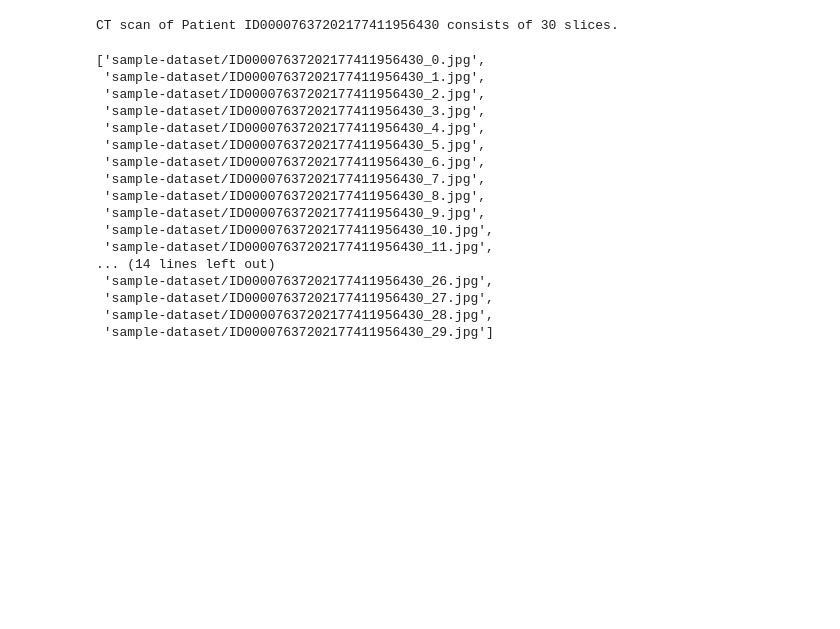
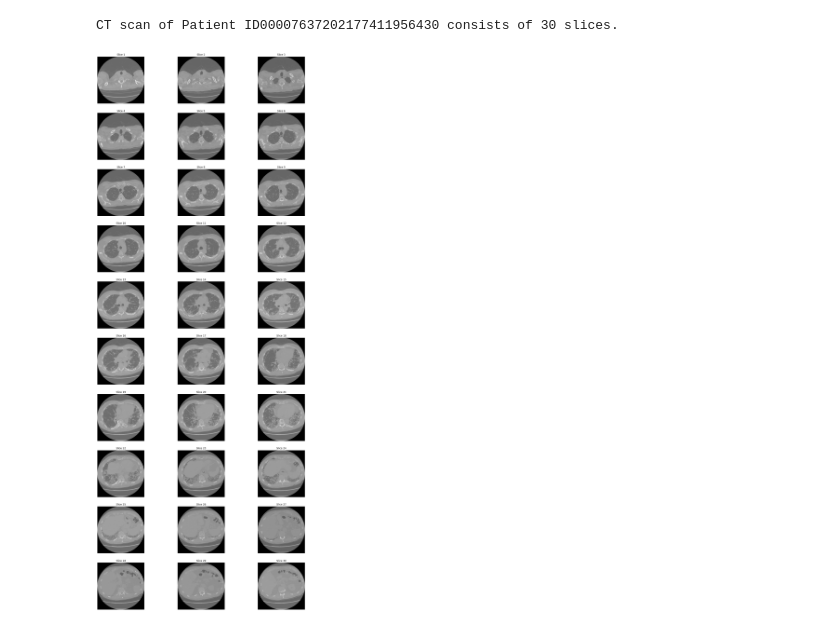
Before and after one commit to anushkahebbar/cardiac-segmentation, a Jupyter notebook: Slice Preprocessing.ipynb, the cells around one changed output. Saved outputs shown, nothing was run; the diff lists cells and outputs as text; code cells hidden in the pictures; blank space fills up the shorter version.

```diff
--- a/Slice Preprocessing.ipynb
+++ b/Slice Preprocessing.ipynb
@@ -33,22 +27,43 @@ def getSliceImages(path):
 # %%
-#show_Slices('sample-dataset')
-readSortedSlices('sample-dataset')
+slices, PatientID = readSortedSlices('sample-dataset')
 # %% [output]
 CT scan of Patient ID00007637202177411956430 consists of 30 slices.
-['sample-dataset/ID00007637202177411956430_0.jpg',
- 'sample-dataset/ID00007637202177411956430_1.jpg',
- 'sample-dataset/ID00007637202177411956430_2.jpg',
- 'sample-dataset/ID00007637202177411956430_3.jpg',
- 'sample-dataset/ID00007637202177411956430_4.jpg',
- 'sample-dataset/ID00007637202177411956430_5.jpg',
- 'sample-dataset/ID00007637202177411956430_6.jpg',
- 'sample-dataset/ID00007637202177411956430_7.jpg',
- 'sample-dataset/ID00007637202177411956430_8.jpg',
- 'sample-dataset/ID00007637202177411956430_9.jpg',
- 'sample-dataset/ID00007637202177411956430_10.jpg',
- 'sample-dataset/ID00007637202177411956430_11.jpg',
-... (14 lines left out)
- 'sample-dataset/ID00007637202177411956430_26.jpg',
- 'sample-dataset/ID00007637202177411956430_27.jpg',
- 'sample-dataset/ID00007637202177411956430_28.jpg',
- 'sample-dataset/ID00007637202177411956430_29.jpg']
+# %%
+def readImg(path):
+    img = cv2.imread(path)
+    return cv2.cvtColor(img, cv2.COLOR_RGB2GRAY)
+
+def getSliceImages(slices):
+
+    return list(map(readImg, slices))
+# %%
+sliceImgs = getSliceImages(slices)
+# %%
+def showImages(slices, cols, ID):
+    sliceCount = len(slices)
+    rows = int(sliceCount / cols)
+
+    fig, ax = plt.subplots(nrows = rows if sliceCount % cols == 0 else rows + 1 ,
+                           ncols = cols,
+                           figsize = (20, 50))
+    counter = 0
+    for i in range(rows):
+        for j in range(cols):
+
+            ax[i, j].imshow(slices[counter], cmap ='gray')
+            ax[i,j].set_title('Slice %d' % (counter + 1))
+            ax[i,j].axis('off')
+            counter += 1
+
+    if (sliceCount / cols) != rows:
+        for j in range(sliceCount % cols):
+            ax[rows,j].imshow(slices[counter], cmap ='gray')
+            ax[rows,j].set_title('Slice %d' % (counter + 1))
+            ax[rows,j].axis('off')
+            counter += 1
+
+    plt.show()
+# %%
+showImages(sliceImgs, 3, PatientID)
+# %% [output]
+[figure, added]
```
Also changed, not shown: parts of 9 cells of this notebook.
